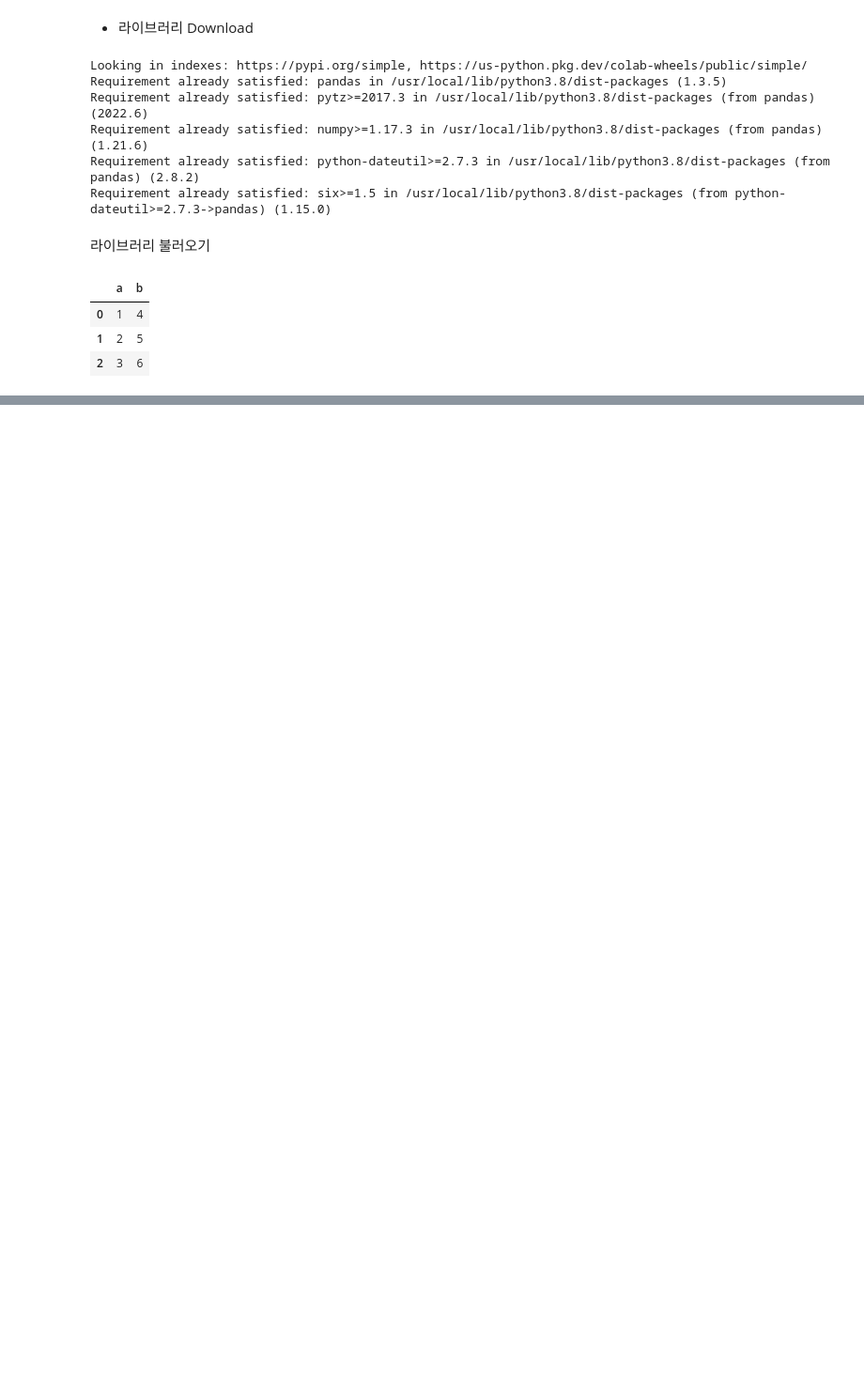
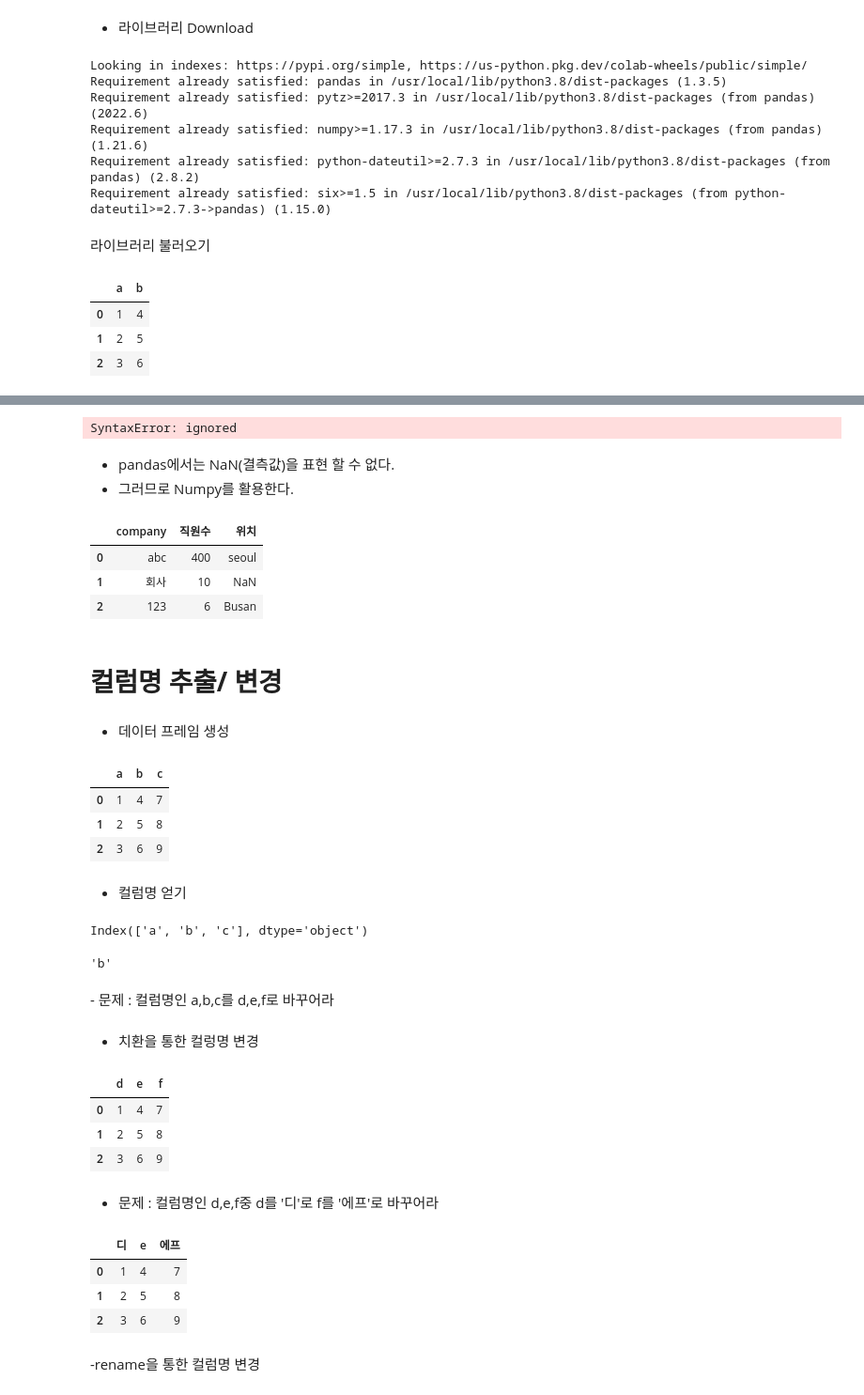
Before and after one commit to sleeptiger/STJ2, a Jupyter notebook: Python_basis.ipynb, the cells around one changed output, grey strips where cells are left out. Shown at 94% size. Saved outputs shown, nothing was run; the diff lists cells and outputs as text; code cells hidden in the pictures; blank space fills up the shorter version.

```diff
--- a/Python_basis.ipynb
+++ b/Python_basis.ipynb
@@ -887,0 +959,7 @@ pd.DataFrame({'a' : [1,2,3], 'b' : [4,5,6]})
+# %%
+a  = {'company' : ['abc', '회사', '123'], '직원수' : ['400, 10, 6'], '위치' : ['seoul', , 'Busan']}
+# %% [output]
+SyntaxError: ignored
+# %% [markdown]
+- pandas에서는 NaN(결측값)을 표현 할 수 없다.
+- 그러므로 Numpy를 활용한다.
@@ -887,0 +968,15 @@ pd.DataFrame({'a' : [1,2,3], 'b' : [4,5,6]})
+# %%
+a  = {'company' : ['abc', '회사', '123'], '직원수' : ['400', '10', '6'], '위치' : ['seoul', np.NaN, 'Busan']}
+# %%
+df5 = pd.DataFrame(a)
+# %%
+df5
+# %% [output]
+|  | company | 직원수 | 위치 |
+| 0 | abc | 400 | seoul |
+| 1 | 회사 | 10 | NaN |
+| 2 | 123 | 6 | Busan |
+# %% [markdown]
+# **컬럼명 추출/ 변경**
+# %% [markdown]
+- 데이터 프레임 생성
@@ -887,0 +987,21 @@ pd.DataFrame({'a' : [1,2,3], 'b' : [4,5,6]})
+# %%
+df
+# %% [output]
+|  | a | b | c |
+| 0 | 1 | 4 | 7 |
+| 1 | 2 | 5 | 8 |
+| 2 | 3 | 6 | 9 |
+# %% [markdown]
+- 컬럼명 얻기
+# %%
+df.columns
+# %% [output]
+Index(['a', 'b', 'c'], dtype='object')
+# %%
+df.columns[1]
+# %% [output]
+'b'
+# %% [markdown]
+\- 문제 : 컬럼명인 a,b,c를 d,e,f로 바꾸어라
+# %% [markdown]
+- 치환을 통한 컬렁명 변경
@@ -887,0 +1010,9 @@ pd.DataFrame({'a' : [1,2,3], 'b' : [4,5,6]})
+# %%
+df
+# %% [output]
+|  | d | e | f |
+| 0 | 1 | 4 | 7 |
+| 1 | 2 | 5 | 8 |
+| 2 | 3 | 6 | 9 |
+# %% [markdown]
+- 문제 : 컬럼명인 d,e,f중 d를 '디'로 f를 '에프'로 바꾸어라
@@ -887,0 +1021,9 @@ pd.DataFrame({'a' : [1,2,3], 'b' : [4,5,6]})
+# %%
+df
+# %% [output]
+|  | 디 | e | 에프 |
+| 0 | 1 | 4 | 7 |
+| 1 | 2 | 5 | 8 |
+| 2 | 3 | 6 | 9 |
+# %% [markdown]
+-rename을 통한 컬럼명 변경
```
Also changed, not shown: parts of 62 cells of this notebook.
